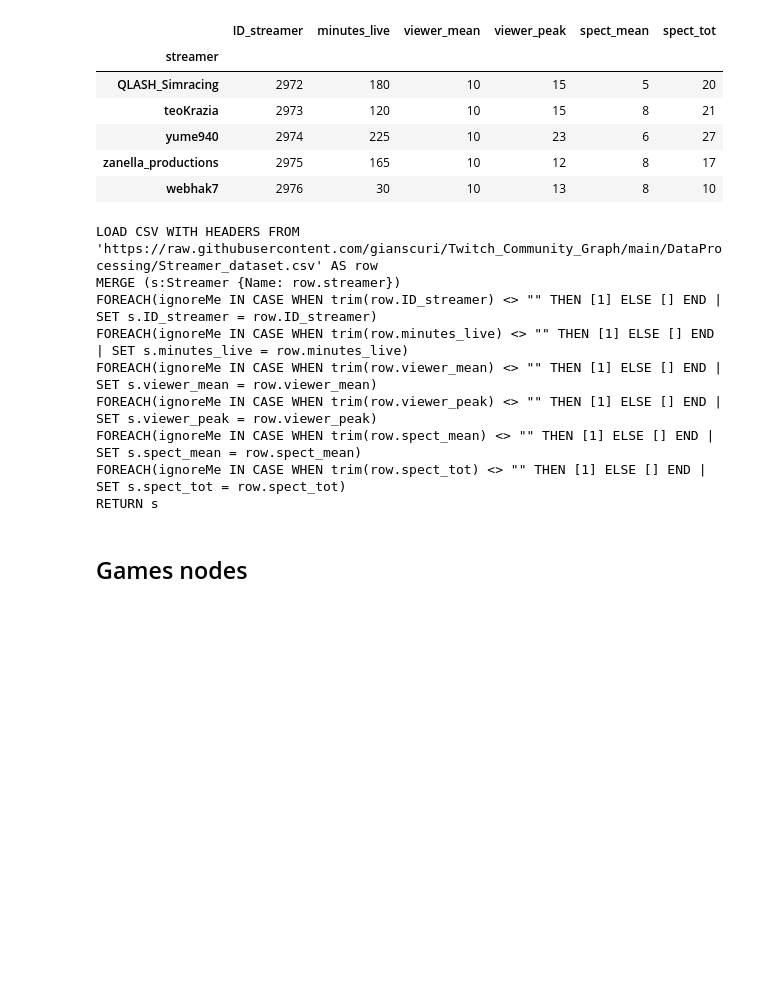
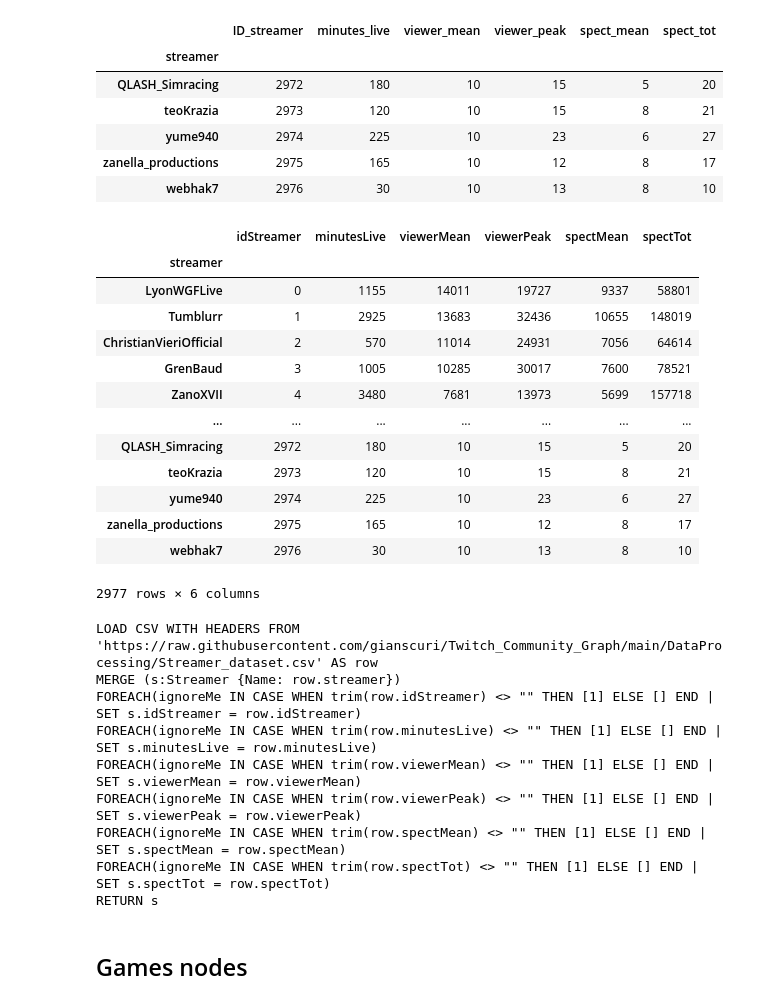
Before and after one commit to gianscuri/Italian_Twitch_Community_Graph_Database, a Jupyter notebook: DataModeling/graph_neo4j.ipynb, the cells around one changed output. Drawn from its saved outputs; the diff is of its cells as text; code cells hidden in the pictures; blank space fills up the shorter version.

```diff
--- a/DataModeling/graph_neo4j.ipynb
+++ b/DataModeling/graph_neo4j.ipynb
@@ -18,6 +18,25 @@ streamer_dataset.tail()
 | yume940 | 2974 | 225 | 10 | 23 | 6 | 27 |
 | zanella_productions | 2975 | 165 | 10 | 12 | 8 | 17 |
 | webhak7 | 2976 | 30 | 10 | 13 | 8 | 10 |
+# %%
+streamer_dataset.columns = ['idStreamer', 'minutesLive', 'viewerMean', 'viewerPeak', 'spectMean', 'spectTot']
+# %%
+streamer_dataset
+# %% [output]
+|  | idStreamer | minutesLive | viewerMean | viewerPeak | spectMean | spectTot |
+| streamer |  |  |  |  |  |  |
+| LyonWGFLive | 0 | 1155 | 14011 | 19727 | 9337 | 58801 |
+| Tumblurr | 1 | 2925 | 13683 | 32436 | 10655 | 148019 |
+| ChristianVieriOfficial | 2 | 570 | 11014 | 24931 | 7056 | 64614 |
+| GrenBaud | 3 | 1005 | 10285 | 30017 | 7600 | 78521 |
+| ZanoXVII | 4 | 3480 | 7681 | 13973 | 5699 | 157718 |
+| ... | ... | ... | ... | ... | ... | ... |
+| QLASH_Simracing | 2972 | 180 | 10 | 15 | 5 | 20 |
+| teoKrazia | 2973 | 120 | 10 | 15 | 8 | 21 |
+| yume940 | 2974 | 225 | 10 | 23 | 6 | 27 |
+| zanella_productions | 2975 | 165 | 10 | 12 | 8 | 17 |
+| webhak7 | 2976 | 30 | 10 | 13 | 8 | 10 |
+2977 rows × 6 columns
 # %%
 streamer_constraint = '''
 CREATE CONSTRAINT StreamerNameKey IF NOT EXISTS
@@ -39,12 +58,12 @@ print(streamer_final_query) # bisogna sistemare i nomi delle proprietà che deev
 # %% [output]
 LOAD CSV WITH HEADERS FROM 'https://raw.githubusercontent.com/gianscuri/Twitch_Community_Graph/main/DataProcessing/Streamer_dataset.csv' AS row
 MERGE (s:Streamer {Name: row.streamer})
-FOREACH(ignoreMe IN CASE WHEN trim(row.ID_streamer) <> "" THEN [1] ELSE [] END | SET s.ID_streamer = row.ID_streamer)
-FOREACH(ignoreMe IN CASE WHEN trim(row.minutes_live) <> "" THEN [1] ELSE [] END | SET s.minutes_live = row.minutes_live)
-FOREACH(ignoreMe IN CASE WHEN trim(row.viewer_mean) <> "" THEN [1] ELSE [] END | SET s.viewer_mean = row.viewer_mean)
-FOREACH(ignoreMe IN CASE WHEN trim(row.viewer_peak) <> "" THEN [1] ELSE [] END | SET s.viewer_peak = row.viewer_peak)
-FOREACH(ignoreMe IN CASE WHEN trim(row.spect_mean) <> "" THEN [1] ELSE [] END | SET s.spect_mean = row.spect_mean)
-FOREACH(ignoreMe IN CASE WHEN trim(row.spect_tot) <> "" THEN [1] ELSE [] END | SET s.spect_tot = row.spect_tot)
+FOREACH(ignoreMe IN CASE WHEN trim(row.idStreamer) <> "" THEN [1] ELSE [] END | SET s.idStreamer = row.idStreamer)
+FOREACH(ignoreMe IN CASE WHEN trim(row.minutesLive) <> "" THEN [1] ELSE [] END | SET s.minutesLive = row.minutesLive)
+FOREACH(ignoreMe IN CASE WHEN trim(row.viewerMean) <> "" THEN [1] ELSE [] END | SET s.viewerMean = row.viewerMean)
+FOREACH(ignoreMe IN CASE WHEN trim(row.viewerPeak) <> "" THEN [1] ELSE [] END | SET s.viewerPeak = row.viewerPeak)
+FOREACH(ignoreMe IN CASE WHEN trim(row.spectMean) <> "" THEN [1] ELSE [] END | SET s.spectMean = row.spectMean)
+FOREACH(ignoreMe IN CASE WHEN trim(row.spectTot) <> "" THEN [1] ELSE [] END | SET s.spectTot = row.spectTot)
 RETURN s
 # %%
 streamer_import_nodes = '''
```
Also changed, not shown: parts of 6 cells of this notebook, 6 other files.
